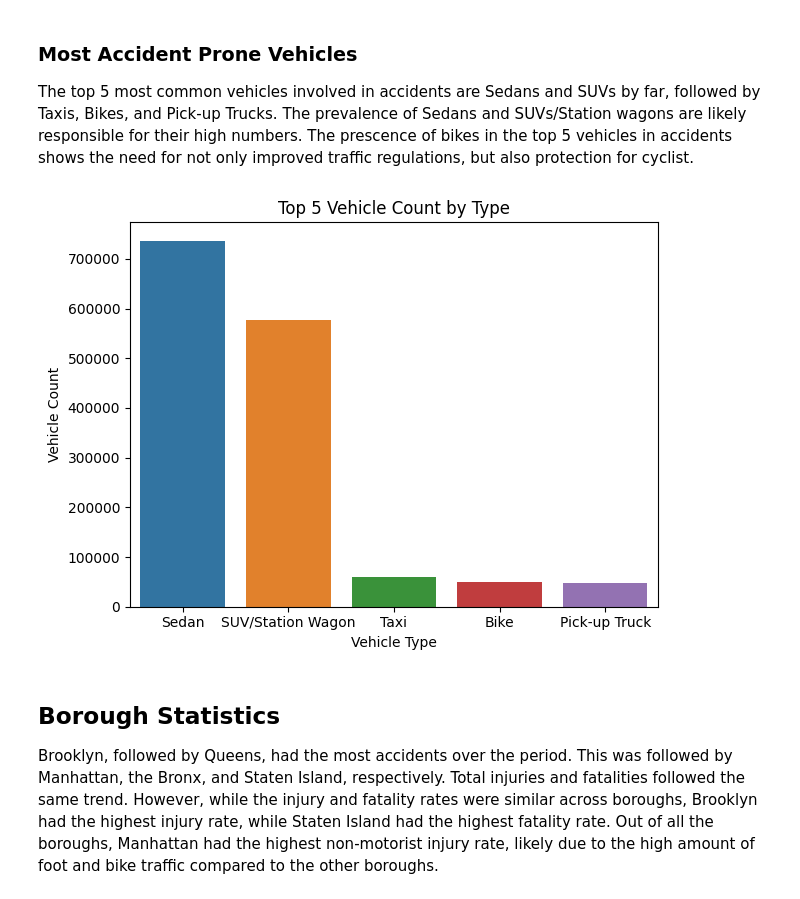
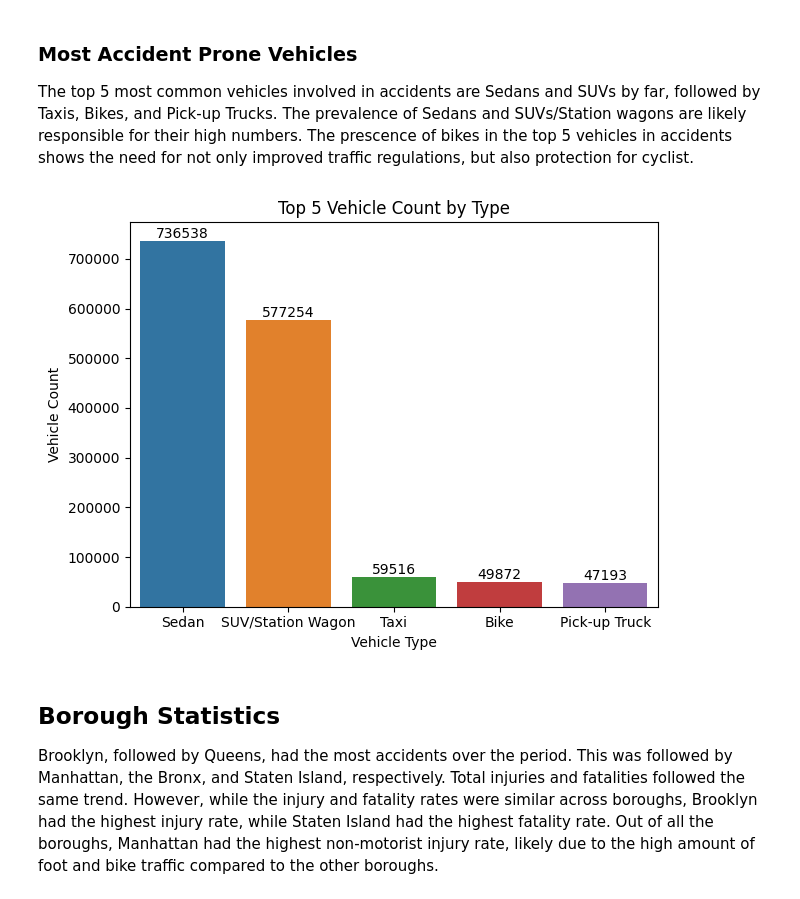
Before and after one commit to JourdonLynch/The-Streets-of-New-York, a Jupyter notebook: the-streets-of-ny.ipynb, the cells around one changed output. Cells and saved outputs as stored; diff of their text form; code cells hidden in the pictures.

Commit message:
Kaggle Notebook | The Streets of NY: A Traffic Data Analysis | Version 5

```diff
--- a/the-streets-of-ny.ipynb
+++ b/the-streets-of-ny.ipynb
@@ -468,33 +468,51 @@ sns.lineplot(data = accident_counts_reason_time_2_filtered,x = 'crash_hour',y =
 # %% [markdown]
 ### Most Accident Prone Vehicles
 The top 5 most common vehicles involved in accidents are Sedans and SUVs by far, followed by  Taxis, Bikes, and Pick-up Trucks. The prevalence of Sedans and SUVs/Station wagons are likely responsible for their high numbers. The prescence of bikes in the top 5 vehicles in accidents shows the need for not only improved traffic regulations, but also protection for cyclist.
+# %%
+for bar in vc.patches:
+        height = bar.get_height()
+        bp.text(
+            bar.get_x() + bar.get_width() / 2,
+            height,
+            f'{height:.0f}',
+            ha='center',
+            va='bottom')
+
+
+
+for i,v in enumerate(top_5_vehicles['count']):
+    vc.text(i, v, v, ha='center', va='bottom')
 # %%
 # Making chart easier to read
 traffic_df['vehicle_type_code_1']
 traffic_df['vehicle_type_code_2']
 
 # Creating objects for vehicle codes
 vehicles_codes_1 = traffic_df['vehicle_type_code_1']
 vehicles_codes_2 = traffic_df['vehicle_type_code_2']
 
 # Concatenating dataframes and removing null values
 combined_vehicle_codes = pd.concat([vehicles_codes_1, vehicles_codes_2])
 vehicle_totals = combined_vehicle_codes.value_counts().reset_index()
 vehicle_totals.columns = ['vehicle_type','count']
 vehicle_totals_clean = vehicle_totals[vehicle_totals['vehicle_type'] != 'nan']
 
 # Making chart easier to read
 vehicle_totals_clean = vehicle_totals_clean.replace('Station Wagon/Sport Utility Vehicle', 'SUV/Station Wagon')
 
 # Getting top 5 vehicles overall and creating a barchart
 top_5_vehicles = vehicle_totals_clean.head(5)
-sns.barplot(data = top_5_vehicles, x = 'vehicle_type', y = 'count')
+vc = sns.barplot(data = top_5_vehicles, x = 'vehicle_type', y = 'count')
+
+for i,v in enumerate(top_5_vehicles['count']):
+    vc.text(i, v, v, ha='center', va='bottom')
+
 plt.title("Top 5 Vehicle Count by Type")
 plt.xlabel('Vehicle Type')
 plt.ylabel('Vehicle Count')
 plt.tight_layout()
 # %% [output]
-[figure, old version]
+[figure, new version]
 # %% [markdown]
 ## Borough Statistics
 
```
Also changed, not shown: parts of 3 cells of this notebook.
